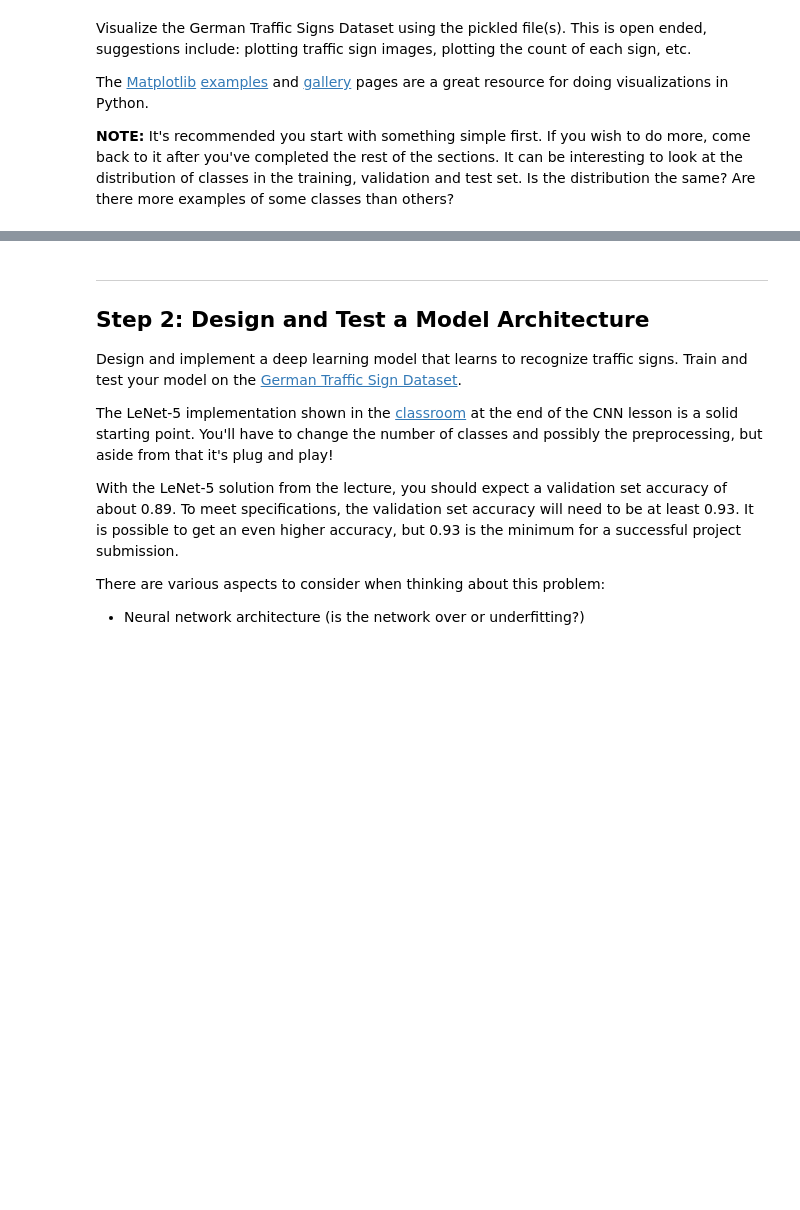
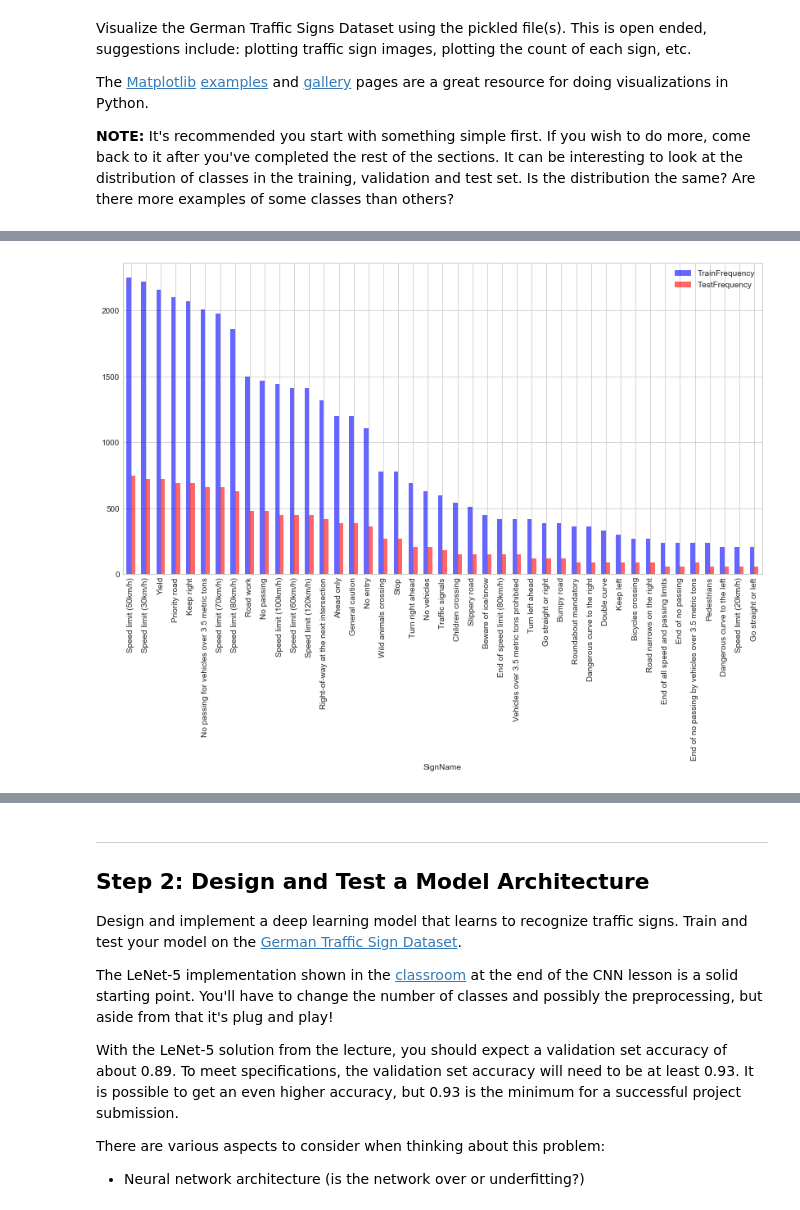
Before and after one commit to RajeevSharma2015/Udacity-SelfDrivingCar, a Jupyter notebook: P2-Term1/Traffic_Sign_Classifier.ipynb, the cells around one changed output, grey strips where cells are left out. Drawn from its saved outputs; the diff is of its cells as text; code cells hidden in the pictures; blank space fills up the shorter version.

```diff
--- a/P2-Term1/Traffic_Sign_Classifier.ipynb
+++ b/P2-Term1/Traffic_Sign_Classifier.ipynb
@@ -111,0 +218,23 @@ print(y_train[index])
+# %%
+### Plot number of examples - summary and graph
+### Load sign name, prepare data frame and plot
+
+signnames = pd.read_csv("signnames.csv")   ## load signs in a variable
+
+traindata = pd.DataFrame(y_train, columns=["ClassId"])    ## Prepare train data in class D format
+traindata = traindata.merge(signnames, how="left", left_on="ClassId", right_on="ClassId")
+traindata = traindata.rename(columns={'ClassId': 'TrainFrequency'})
+
+testdata = pd.DataFrame(y_test, columns=["ClassId"])   # Build data for testing
+testdata = testdata.merge(signnames, how="left", left_on="ClassId", right_on="ClassId")
+testdata["TestFrequency"] = 1
+
+datacount = traindata.groupby(["SignName"]).count()  # Groupby for Test summary
+datacount = datacount.join(testdata.groupby(["SignName"])["TestFrequency"].count())
+datacount = datacount.sort_values(by="TrainFrequency", ascending=False)
+
+
+datacount.plot.bar(figsize=(14, 7), color=['b','r'], width=.6, alpha=0.6) # plot it
+plt.show()
+# %% [output]
+[figure, added]
```
Also changed, not shown: parts of 116 cells of this notebook, 2 other files.
